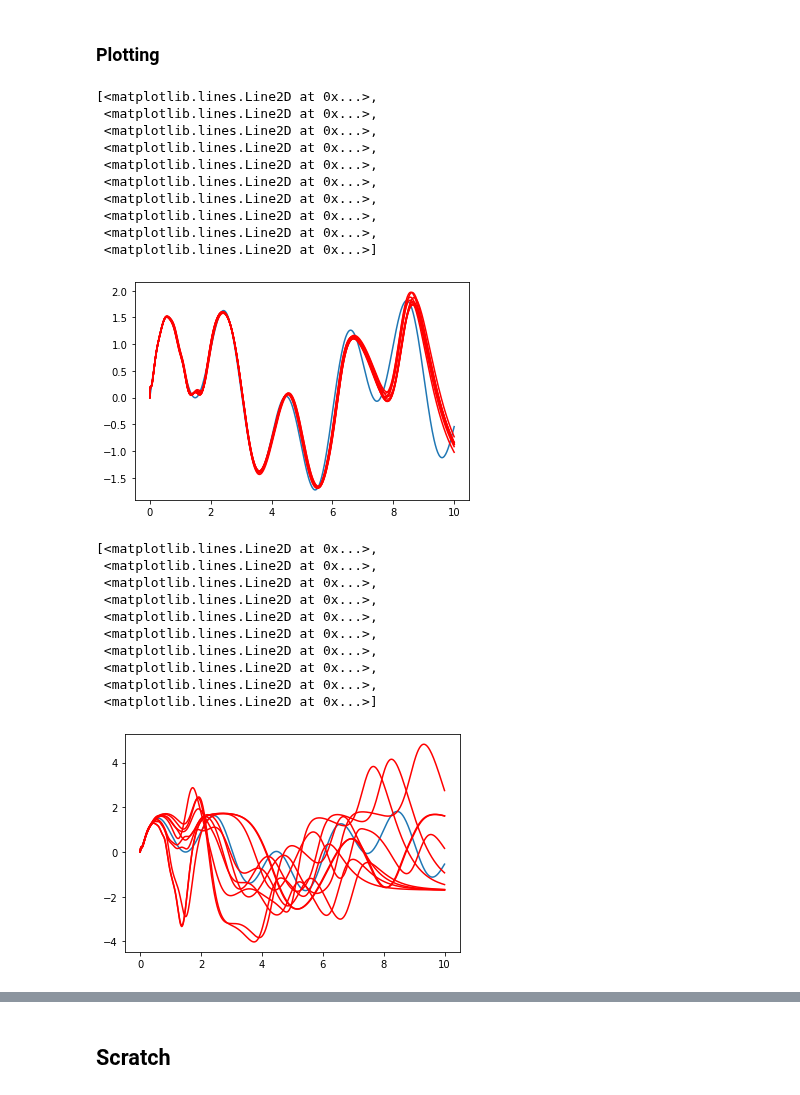
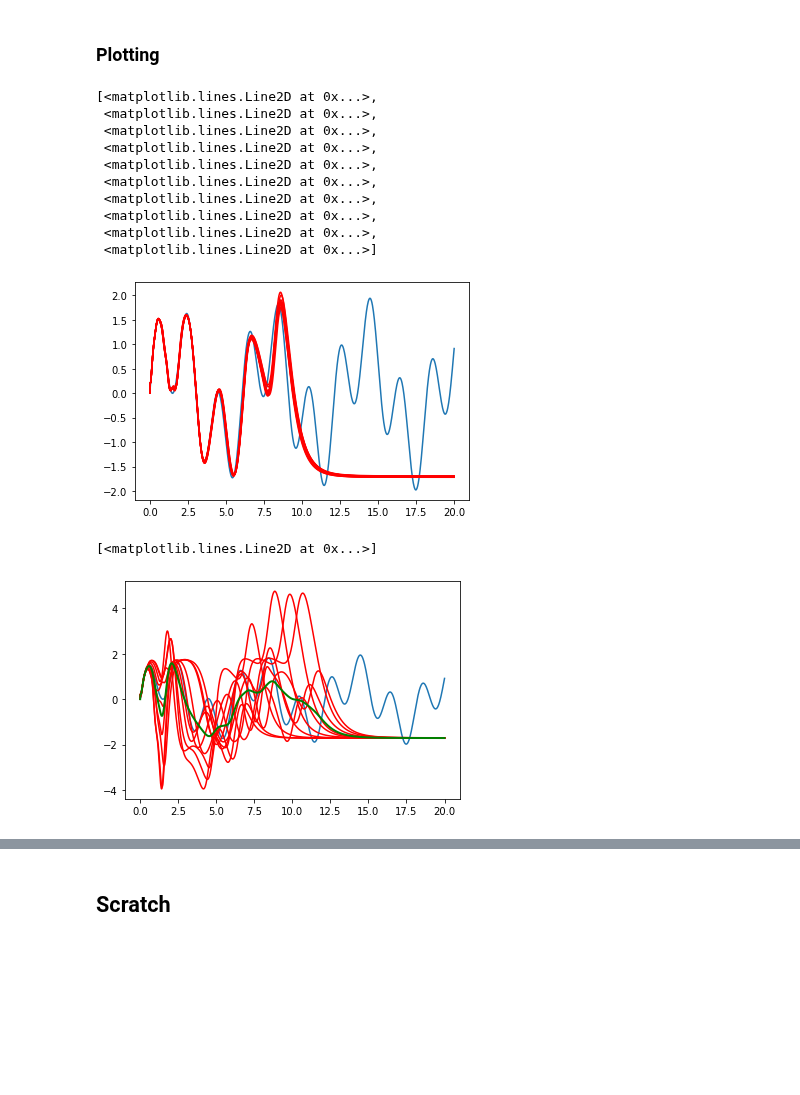
Before and after one commit to g-benton/hessian-eff-dim, a Jupyter notebook: Notebooks/hessian_perturbations.ipynb, the cells around one changed output, grey strips where cells are left out. Saved outputs shown, nothing was run; the diff lists cells and outputs as text; code cells hidden in the pictures; blank space fills up the shorter version.

```diff
--- a/Notebooks/hessian_perturbations.ipynb
+++ b/Notebooks/hessian_perturbations.ipynb
@@ -40,4 +40,8 @@ optimus.net.load_state_dict(trained_pars)
 <All keys matched successfully>
 # %%
 hessian = torch.load("../hess/saved-models/toy_hessian.pt", map_location="cpu")
+# %%
+n_test = 1000
+test_x = torch.linspace(0, 20, n_test).unsqueeze(-1)
+test_y = torch.sin(test_x * math.pi) + torch.sin(test_x)
 # %%
@@ -56,7 +60,7 @@ top_vecs = e_vec[:, 0:3]
 # %%
 n_pert = 10
 scale = 0.05
-pert_preds = torch.zeros(nx, n_pert)
+pert_preds = torch.zeros(n_test, n_pert)
 # %%
 for jj in range(10):
     wghts = torch.randn(3)*0.01
@@ -67,7 +71,7 @@ for jj in range(10):
     for i, par in enumerate(optimus.net.parameters()):
         par.data = par.data + perturb[i]
 
-    pert_preds[:, jj] = optimus(train_x).squeeze()
+    pert_preds[:, jj] = optimus(test_x).squeeze()
 
     optimus.net.load_state_dict(trained_pars)
 # %% [output]
@@ -121,8 +125,8 @@ torch.Size([1, 220])
 # %% [markdown]
 ### Plotting
 # %%
-plt.plot(train_x, train_y.detach())
-plt.plot(train_x, small_pert_preds.detach(), color="red")
+plt.plot(test_x, test_y.detach())
+plt.plot(test_x, small_pert_preds.detach(), color="red")
 # %% [output]
 [<matplotlib.lines.Line2D at 0x...>,
  <matplotlib.lines.Line2D at 0x...>,
@@ -134,22 +138,15 @@ plt.plot(train_x, small_pert_preds.detach(), color="red")
  <matplotlib.lines.Line2D at 0x...>,
  <matplotlib.lines.Line2D at 0x...>,
  <matplotlib.lines.Line2D at 0x...>]
-[figure, old version]
+[figure, new version]
 # %%
-plt.plot(train_x, train_y.detach())
-plt.plot(train_x, pert_preds.detach(), color="red")
+plt.plot(test_x, test_y.detach())
+plt.plot(test_x, pert_preds.detach(), color="red")
+plt.plot(test_x, pert_preds.mean(-1).detach(), color="green",
+        linewidth=2.)
 # %% [output]
-[<matplotlib.lines.Line2D at 0x...>,
- <matplotlib.lines.Line2D at 0x...>,
- <matplotlib.lines.Line2D at 0x...>,
- <matplotlib.lines.Line2D at 0x...>,
- <matplotlib.lines.Line2D at 0x...>,
- <matplotlib.lines.Line2D at 0x...>,
- <matplotlib.lines.Line2D at 0x...>,
- <matplotlib.lines.Line2D at 0x...>,
- <matplotlib.lines.Line2D at 0x...>,
- <matplotlib.lines.Line2D at 0x...>]
+[<matplotlib.lines.Line2D at 0x...>]
-[figure, old version]
+[figure, new version]
 # %%
 test = optimus(train_x)
 # %%
```
Also changed, not shown: parts of 8 cells of this notebook, 4 other files.
